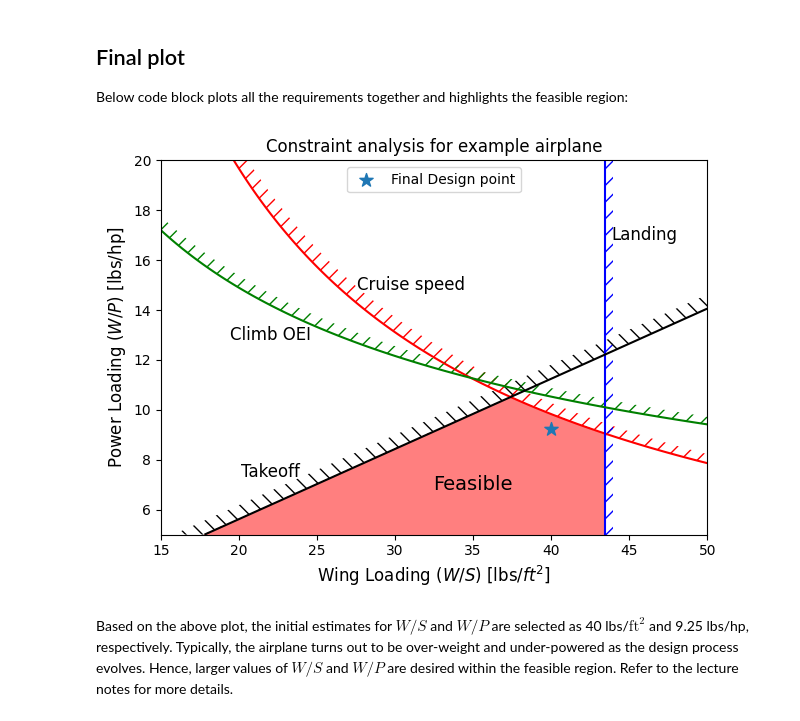
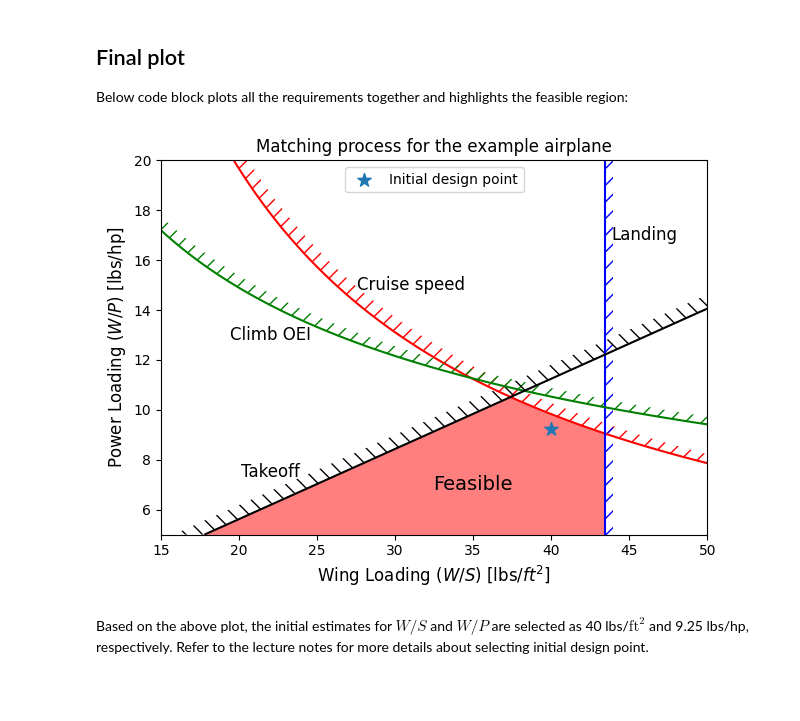
Before and after one commit to ComputationalDesignLab/aircraft-design, a Jupyter notebook: book/constraint_analysis/final.ipynb, the cells around one changed output. Cells and saved outputs as stored; diff of their text form; code cells hidden in the pictures; blank space fills up the shorter version.

Commit message:
updated the final plot and the section title

```diff
--- a/book/constraint_analysis/final.ipynb
+++ b/book/constraint_analysis/final.ipynb
@@ -99,35 +99,35 @@ cp = ax.contour(X, Y, landing_req, colors=colors[1], levels=[0])
 mpl.rcParams['hatch.color'] = colors[1]
 ax.contourf(X, Y, landing_req, levels=[0, 200], colors='none', hatches=['//'])
 
 cp = ax.contour(X, Y, cgr_oei_req, colors=colors[2], levels=[0])
 mpl.rcParams['hatch.color'] = colors[2]
 ax.contourf(X, Y, cgr_oei_req, levels=[0, 5], colors='none', hatches=['//'], alpha=0)
 
 cp = ax.contour(X, Y, cruise_speed_req, colors=colors[3], levels=[0])
 mpl.rcParams['hatch.color'] = colors[3]
 ax.contourf(X, Y, cruise_speed_req, levels=[0, 2], colors='none', hatches=['\\\\'], alpha=0)
 
 # Feasible region
 feasbile_region = np.logical_and.reduce([takeoff_req <= 0, landing_req <= 0, cgr_oei_req <= 0, cruise_speed_req <= 0])
 ax.contourf(wing_loading, power_loading, feasbile_region, colors="r", levels=[0.5,1], alpha=0.5)
 ax.annotate("Feasible", (35,7), fontsize=14, va="center", ha="center")
 
 # Annotation
 ax.annotate("Takeoff", (22,7.5), ha="center", va="center", fontsize=fs)
 ax.annotate("Landing", (46,17), ha="center", va="center", fontsize=fs)
 ax.annotate("Climb OEI", (22,13), ha="center", va="center", fontsize=fs)
 ax.annotate("Cruise speed", (31,15), ha="center", va="center", fontsize=fs)
 
 # Design point
-ax.scatter(40, 9.25, marker="*", s=100, label="Final Design point")
+ax.scatter(40, 9.25, marker="*", s=100, label="Initial design point")
 
 ax.legend(fontsize=fs-2, loc="upper center")
 ax.set_xlabel("Wing Loading ($W/S$) [lbs/$ft^2$]", fontsize=fs)
 ax.set_ylabel("Power Loading ($W/P$) [lbs/hp]", fontsize=fs)
-ax.set_title("Constraint analysis for example airplane")
+ax.set_title("Matching process for the example airplane")
 ax.tick_params(axis='both', labelsize=fs-2)
 plt.tight_layout()
 # %% [output]
-[figure, old version]
+[figure, new version]
 # %% [markdown]
-Based on the above plot, the initial estimates for $W/S$ and $W/P$ are selected as 40 lbs/$\text{ft}^2$ and 9.25 lbs/hp, respectively. Typically, the airplane turns out to be over-weight and under-powered as the design process evolves. Hence, larger values of $W/S$ and $W/P$ are desired within the feasible region. Refer to the lecture notes for more details.
+Based on the above plot, the initial estimates for $W/S$ and $W/P$ are selected as 40 lbs/$\text{ft}^2$ and 9.25 lbs/hp, respectively. Refer to the lecture notes for more details about selecting initial design point.
```
Also changed, not shown: parts of 1 cell of this notebook.
